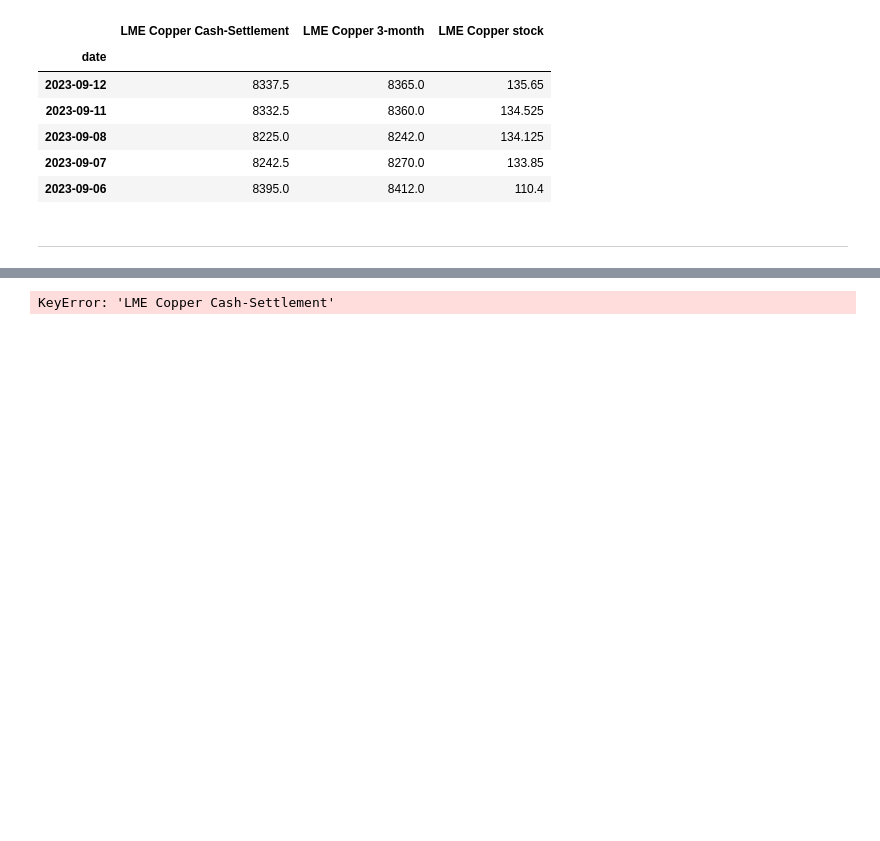
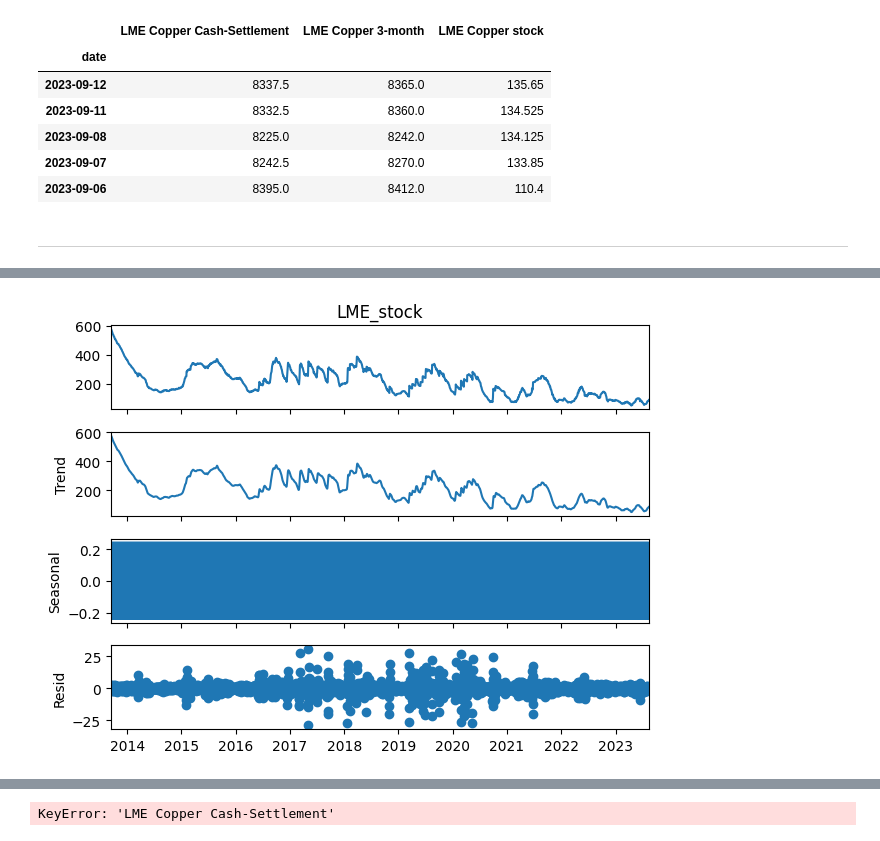
Before and after one commit to hotdonkey/data_science, a Jupyter notebook: Projecy_8/diploma.ipynb, the cells around one changed output, grey strips where cells are left out. Saved outputs shown, nothing was run; the diff lists cells and outputs as text; code cells hidden in the pictures; blank space fills up the shorter version.

```diff
--- a/Projecy_8/diploma.ipynb
+++ b/Projecy_8/diploma.ipynb
@@ -131,0 +170,9 @@ plt.show()
+# %%
+df_nasdaq_stock = data['LME_stock']
+df_nasdaq_stock = df_nasdaq_stock.resample('d').interpolate(method='linear')
+# %%
+decomposition = seasonal_decompose(df_nasdaq_stock)
+fig = decomposition.plot()
+plt.show()
+# %% [output]
+[figure, added]
```
Also changed, not shown: parts of 12 cells of this notebook, 5 other files.
